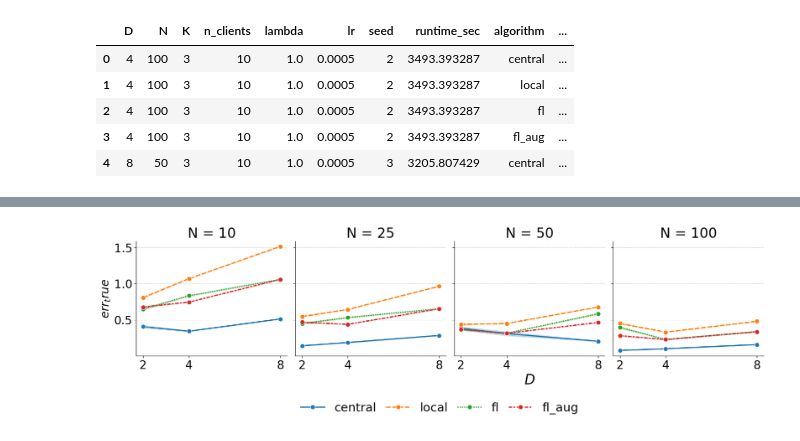
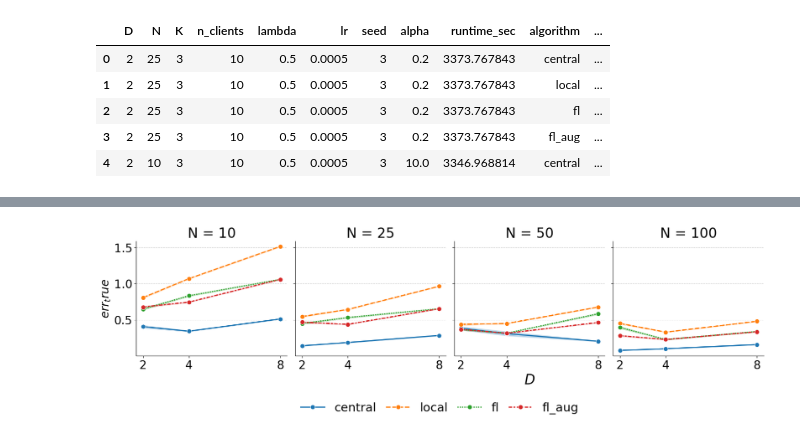
Before and after one commit to shamPJ/KL-GTVmin-GMM, a Jupyter notebook: Untitled.ipynb, the cells around one changed output, grey strips where cells are left out. Cells and saved outputs as stored; diff of their text form; code cells hidden in the pictures.

```diff
--- a/Untitled.ipynb
+++ b/Untitled.ipynb
@@ -18,7 +18,7 @@ def json_to_df(path_to_json):
             data = json.load(json_data)
             json_data.close()
 
-        hyperparams = ['D', 'N', 'K', 'n_clients', 'lambda', 'lr', 'seed', 'runtime_sec']
+        hyperparams = ['D', 'N', 'K', 'n_clients', 'lambda', 'lr', 'seed', 'alpha', 'runtime_sec']
         ll = ['ll_c', 'll_l', 'fl_ll']
         results = {k: v for k, v in data.items() if k not in hyperparams}
 
@@ -70,13 +70,14 @@ def json_to_df(path_to_json):
         df_list.append(pd.DataFrame(rows))
     return pd.concat(df_list, ignore_index=True)
 # %%
-df = json_to_df('results_iid/')
+# df_iid = json_to_df('results_iid/')
+df_lskew = json_to_df('results_dirichlet/')
 # %%
-df.head()
+df_lskew.head()
 # %% [output]
-|  | D | N | K | n_clients | lambda | lr | seed | runtime_sec | algorithm | ... |
-| 0 | 4 | 100 | 3 | 10 | 1.0 | 0.0005 | 2 | 3493.393287 | central | ... |
-| 1 | 4 | 100 | 3 | 10 | 1.0 | 0.0005 | 2 | 3493.393287 | local | ... |
-| 2 | 4 | 100 | 3 | 10 | 1.0 | 0.0005 | 2 | 3493.393287 | fl | ... |
-| 3 | 4 | 100 | 3 | 10 | 1.0 | 0.0005 | 2 | 3493.393287 | fl_aug | ... |
-| 4 | 8 | 50 | 3 | 10 | 1.0 | 0.0005 | 3 | 3205.807429 | central | ... |
+|  | D | N | K | n_clients | lambda | lr | seed | alpha | runtime_sec | algorithm | ... |
+| 0 | 2 | 25 | 3 | 10 | 0.5 | 0.0005 | 3 | 0.2 | 3373.767843 | central | ... |
+| 1 | 2 | 25 | 3 | 10 | 0.5 | 0.0005 | 3 | 0.2 | 3373.767843 | local | ... |
+| 2 | 2 | 25 | 3 | 10 | 0.5 | 0.0005 | 3 | 0.2 | 3373.767843 | fl | ... |
+| 3 | 2 | 25 | 3 | 10 | 0.5 | 0.0005 | 3 | 0.2 | 3373.767843 | fl_aug | ... |
+| 4 | 2 | 10 | 3 | 10 | 0.5 | 0.0005 | 3 | 10.0 | 3346.968814 | central | ... |
```
Also changed, not shown: parts of 8 cells of this notebook, 3 other files.
